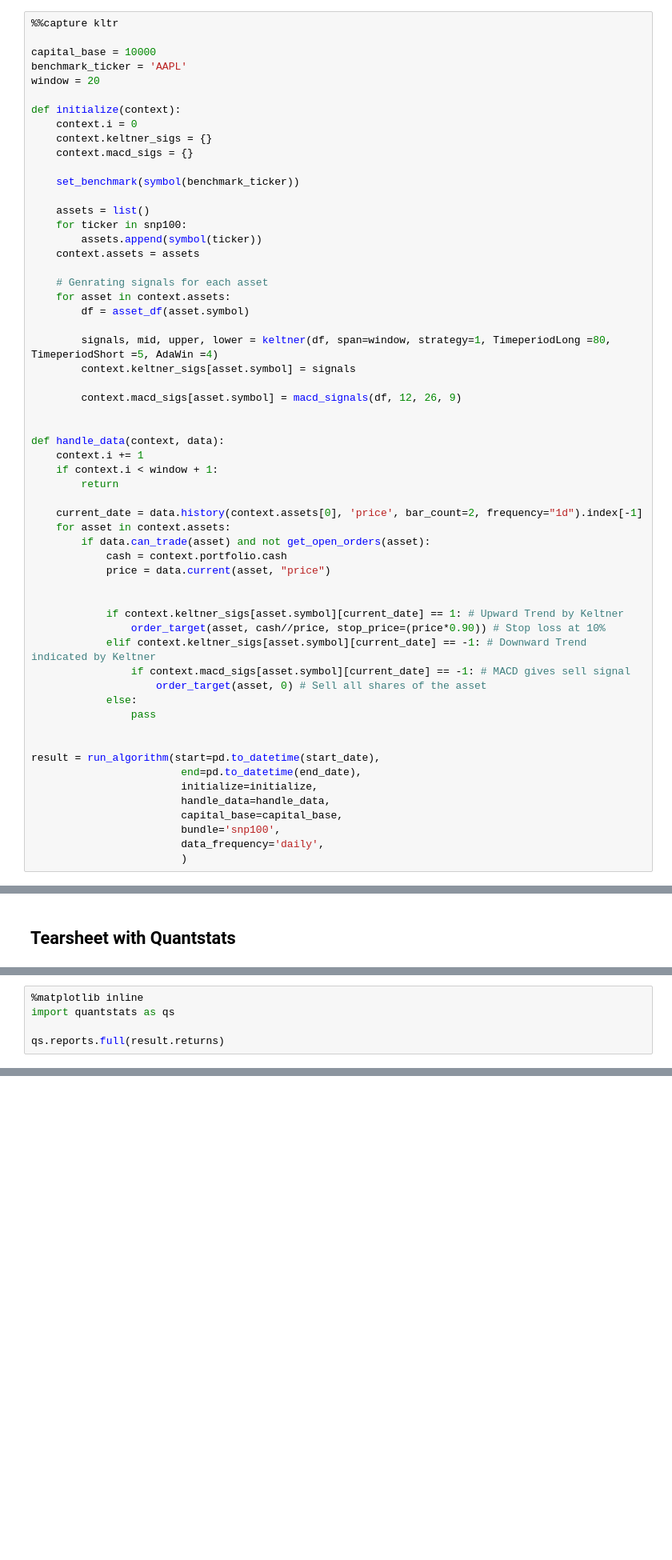
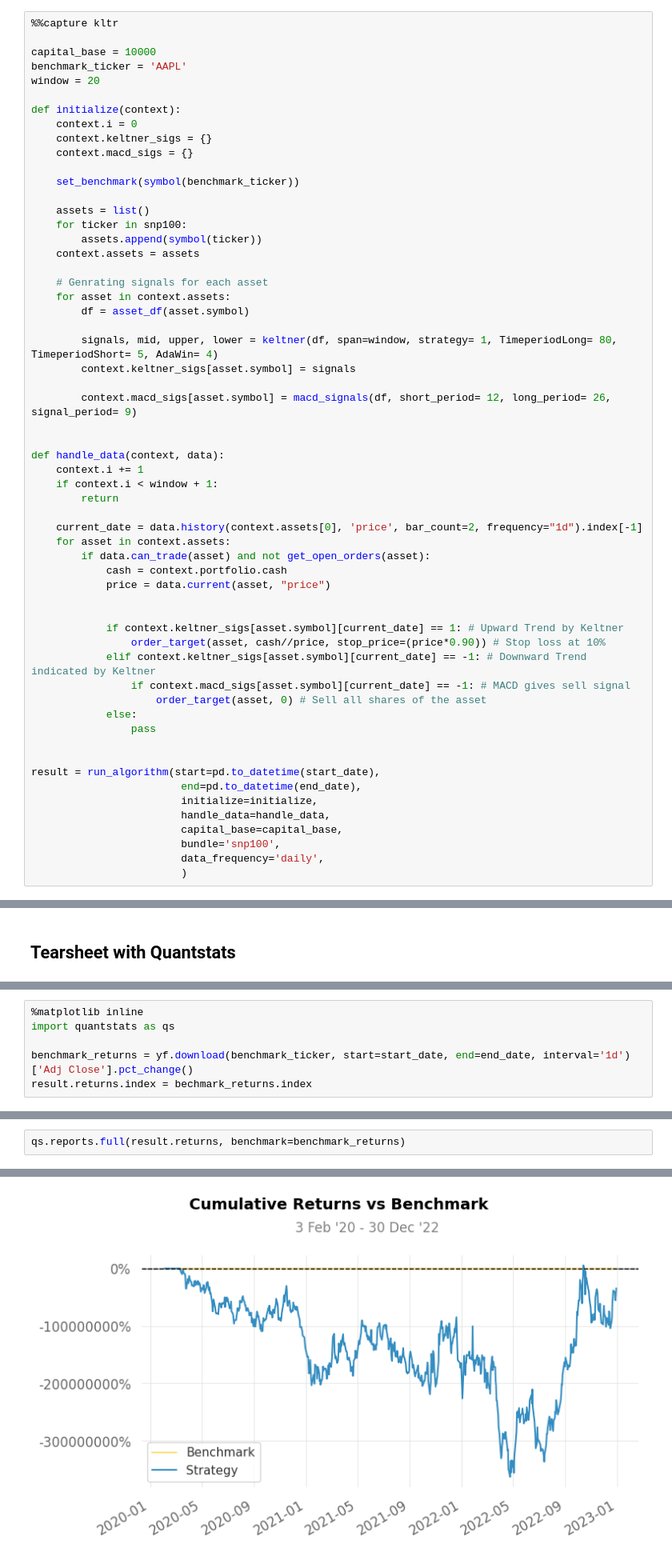
Before and after one commit to luqisha/SnP100-Backtesting, a Jupyter notebook: S&P100.ipynb, the cells around one changed output, grey strips where cells are left out. Shown at 80% size. Cells and saved outputs as stored; diff of their text form; blank space fills up the shorter version.

Commit message:
benchmark

```diff
--- a/S&P100.ipynb
+++ b/S&P100.ipynb
@@ -182,10 +189,10 @@ def initialize(context):
     for asset in context.assets:
         df = asset_df(asset.symbol)
 
-        signals, mid, upper, lower = keltner(df, span=window, strategy=1, TimeperiodLong =80, TimeperiodShort =5, AdaWin =4)
+        signals, mid, upper, lower = keltner(df, span=window, strategy= 1, TimeperiodLong= 80, TimeperiodShort= 5, AdaWin= 4)
         context.keltner_sigs[asset.symbol] = signals
 
-        context.macd_sigs[asset.symbol] = macd_signals(df, 12, 26, 9)
+        context.macd_sigs[asset.symbol] = macd_signals(df, short_period= 12, long_period= 26, signal_period= 9)
 
 
 def handle_data(context, data):
@@ -254,5 +241,6 @@ Requirement already satisfied: certifi>=2017.4.17 in /home/luqisha/anaconda3/lib
 %matplotlib inline
 import quantstats as qs
 
-qs.reports.full(result.returns)
+benchmark_returns = yf.download(benchmark_ticker, start=start_date, end=end_date, interval='1d')['Adj Close'].pct_change()
+result.returns.index = bechmark_returns.index
 # %% [output]
@@ -304,0 +248,3 @@ findfont: Font family 'Arial' not found.
+# %%
+qs.reports.full(result.returns, benchmark=benchmark_returns)
+# %% [output]
@@ -304,0 +280 @@ findfont: Font family 'Arial' not found.
+[figure, added]
```
Also changed, not shown: parts of 6 cells of this notebook.
